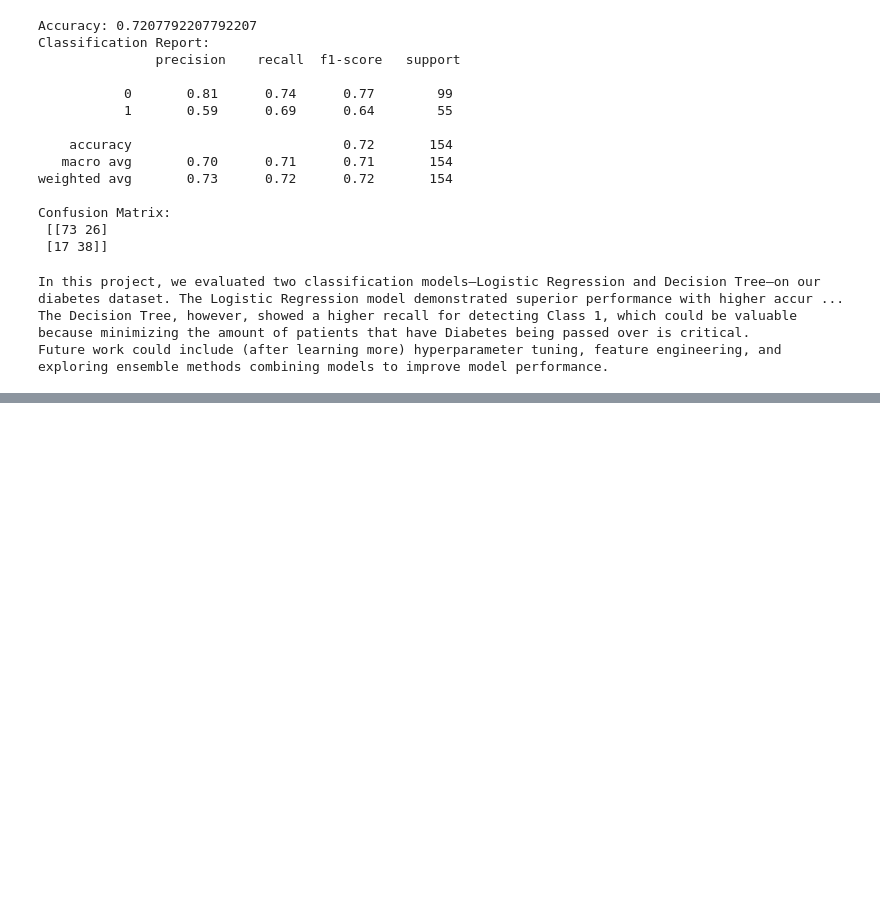
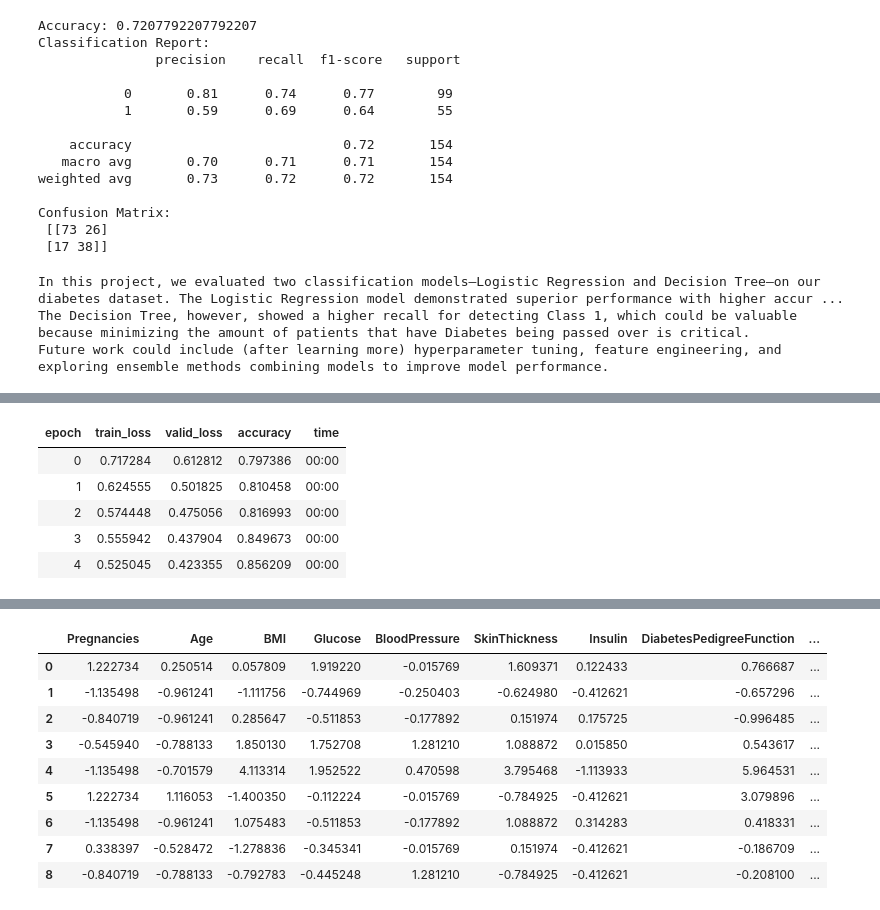
Before and after one commit to athunij24/Diabetes-Data-analysis, a Jupyter notebook: notebooks/DiabetesAnalysis.ipynb, the cells around one changed output, grey strips where cells are left out. Saved outputs shown, nothing was run; the diff lists cells and outputs as text; code cells hidden in the pictures; blank space fills up the shorter version.

```diff
--- a/notebooks/DiabetesAnalysis.ipynb
+++ b/notebooks/DiabetesAnalysis.ipynb
@@ -159,0 +204,11 @@ Future work could include (after learning more) hyperparameter tuning, feature e
+# %%
+learn = tabular_learner(dls, metrics=accuracy)
+learn.fit_one_cycle(5)
+learn.show_results()
+# %% [output]
+| epoch | train_loss | valid_loss | accuracy | time |
+| 0 | 0.717284 | 0.612812 | 0.797386 | 00:00 |
+| 1 | 0.624555 | 0.501825 | 0.810458 | 00:00 |
+| 2 | 0.574448 | 0.475056 | 0.816993 | 00:00 |
+| 3 | 0.555942 | 0.437904 | 0.849673 | 00:00 |
+| 4 | 0.525045 | 0.423355 | 0.856209 | 00:00 |
@@ -159,0 +216,10 @@ Future work could include (after learning more) hyperparameter tuning, feature e
+|  | Pregnancies | Age | BMI | Glucose | BloodPressure | SkinThickness | Insulin | DiabetesPedigreeFunction | ... |
+| 0 | 1.222734 | 0.250514 | 0.057809 | 1.919220 | -0.015769 | 1.609371 | 0.122433 | 0.766687 | ... |
+| 1 | -1.135498 | -0.961241 | -1.111756 | -0.744969 | -0.250403 | -0.624980 | -0.412621 | -0.657296 | ... |
+| 2 | -0.840719 | -0.961241 | 0.285647 | -0.511853 | -0.177892 | 0.151974 | 0.175725 | -0.996485 | ... |
+| 3 | -0.545940 | -0.788133 | 1.850130 | 1.752708 | 1.281210 | 1.088872 | 0.015850 | 0.543617 | ... |
+| 4 | -1.135498 | -0.701579 | 4.113314 | 1.952522 | 0.470598 | 3.795468 | -1.113933 | 5.964531 | ... |
+| 5 | 1.222734 | 1.116053 | -1.400350 | -0.112224 | -0.015769 | -0.784925 | -0.412621 | 3.079896 | ... |
+| 6 | -1.135498 | -0.961241 | 1.075483 | -0.511853 | -0.177892 | 1.088872 | 0.314283 | 0.418331 | ... |
+| 7 | 0.338397 | -0.528472 | -1.278836 | -0.345341 | -0.015769 | 0.151974 | -0.412621 | -0.186709 | ... |
+| 8 | -0.840719 | -0.788133 | -0.792783 | -0.445248 | 1.281210 | -0.784925 | -0.412621 | -0.208100 | ... |
```
Also changed, not shown: parts of 3 cells of this notebook.
